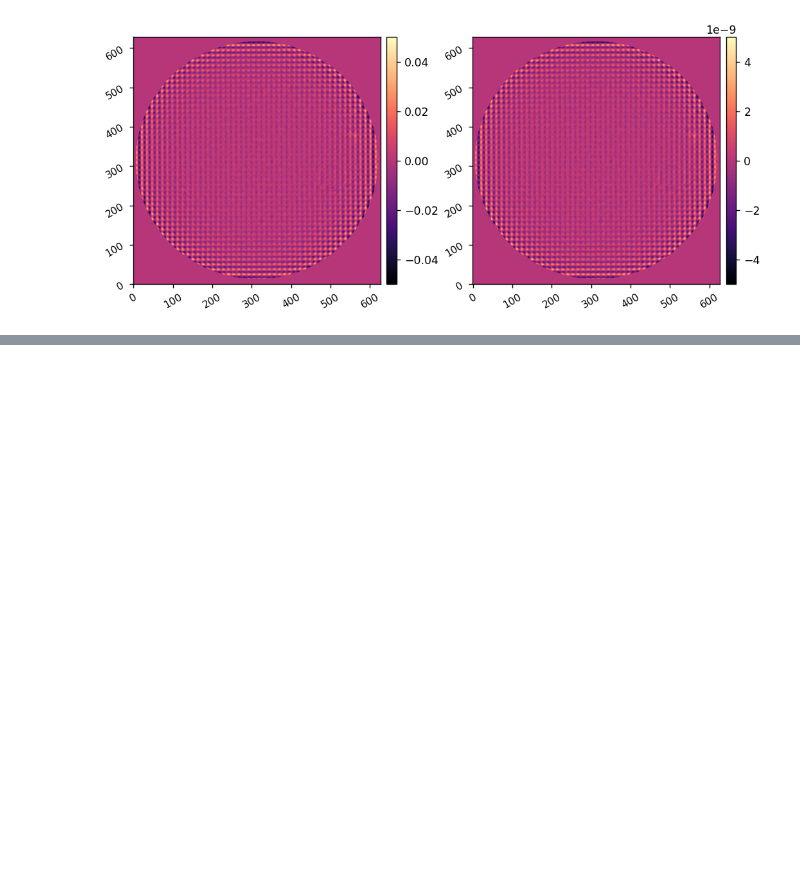
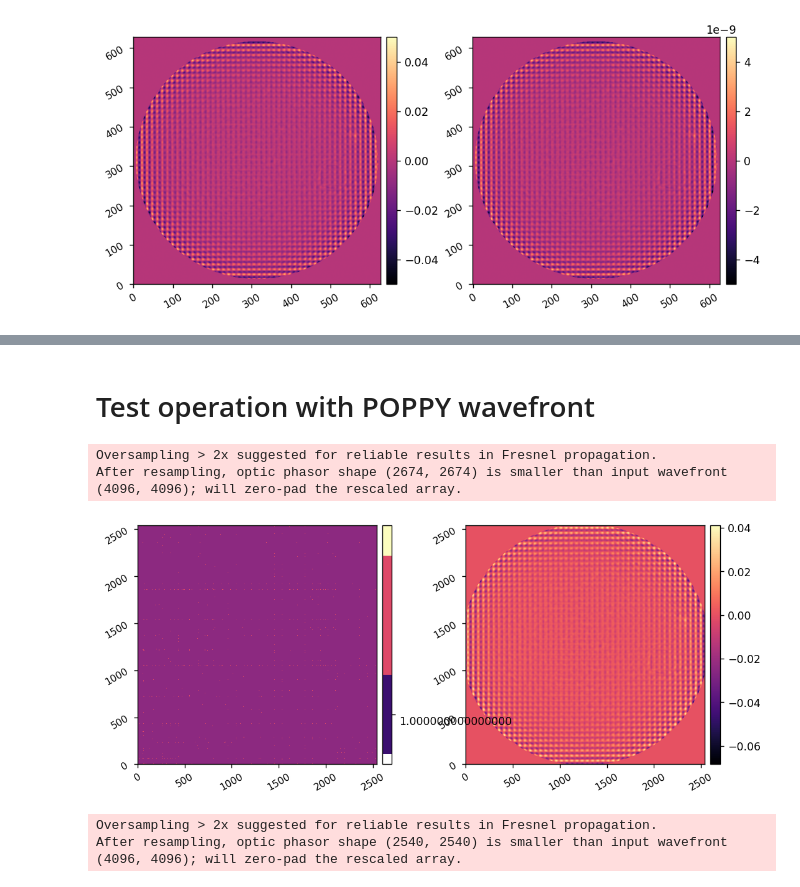
Before and after one commit to kian1377/gmagaox-poppy, a Jupyter notebook: make_dm_surf_error.ipynb, the cells around one changed output, grey strips where cells are left out. Drawn from its saved outputs; the diff is of its cells as text; code cells hidden in the pictures; blank space fills up the shorter version.

```diff
--- a/make_dm_surf_error.ipynb
+++ b/make_dm_surf_error.ipynb
@@ -70,0 +94,32 @@ imshow1(tweeter_opd)
+# %% [markdown]
+# Test operation with POPPY wavefront
+# %%
+ncp_pupil_diam = 23.9511421127869*u.mm
+
+ncpDM_surf_fpath = 'gmagaox/data/ncp_opd.fits'
+ncp_surf = poppy.FITSOpticalElement(opd=ncpDM_surf_fpath, opdunits='meters',
+                                                   planetype=poppy.poppy_core.PlaneType.pupil,
+                                                   name='NCP DM Surface')
+
+wf = poppy.FresnelWavefront(beam_radius=ncp_pupil_diam/2, npix=2540, oversample=4096/2540, wavelength=wavelength)
+wf *= ncp_surf
+# %% [output]
+Oversampling > 2x suggested for reliable results in Fresnel propagation.
+After resampling, optic phasor shape (2674, 2674) is smaller than input wavefront (4096, 4096); will zero-pad the rescaled array.
+# %%
+imshow2(wf.amplitude, wf.phase, npix=2540)
+# %% [output]
+[figure, added]
+# %%
+tweeter_pupil_diam = 72.8862984526303*u.mm
+
+tweeter_surf_fpath = 'gmagaox/data/tweeter_opd.fits'
+tweeter_surf = poppy.FITSOpticalElement(opd=tweeter_surf_fpath, opdunits='meters',
+                                        planetype=poppy.poppy_core.PlaneType.pupil,
+                                        name='Tweeter Surface')
+
+wf = poppy.FresnelWavefront(beam_radius=tweeter_pupil_diam/2, npix=2540, oversample=4096/2540, wavelength=wavelength)
+wf *= tweeter_surf
+# %% [output]
+Oversampling > 2x suggested for reliable results in Fresnel propagation.
+After resampling, optic phasor shape (2540, 2540) is smaller than input wavefront (4096, 4096); will zero-pad the rescaled array.
```
Also changed, not shown: parts of 7 cells of this notebook, 6 other files.
